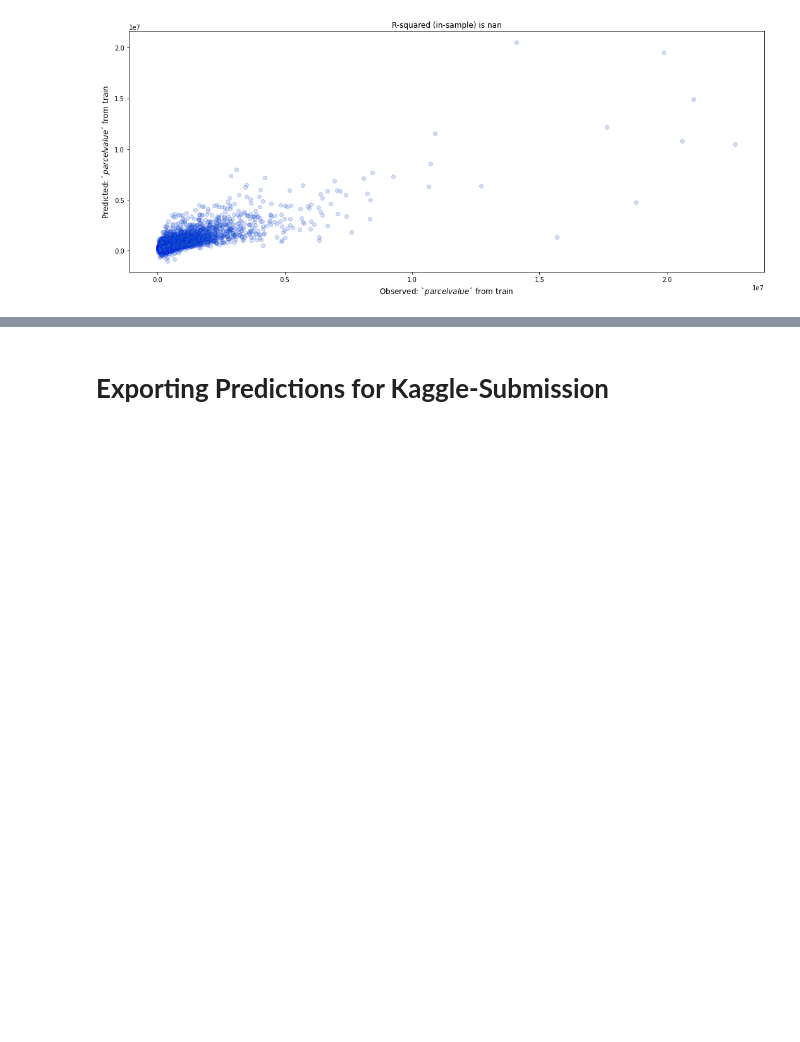
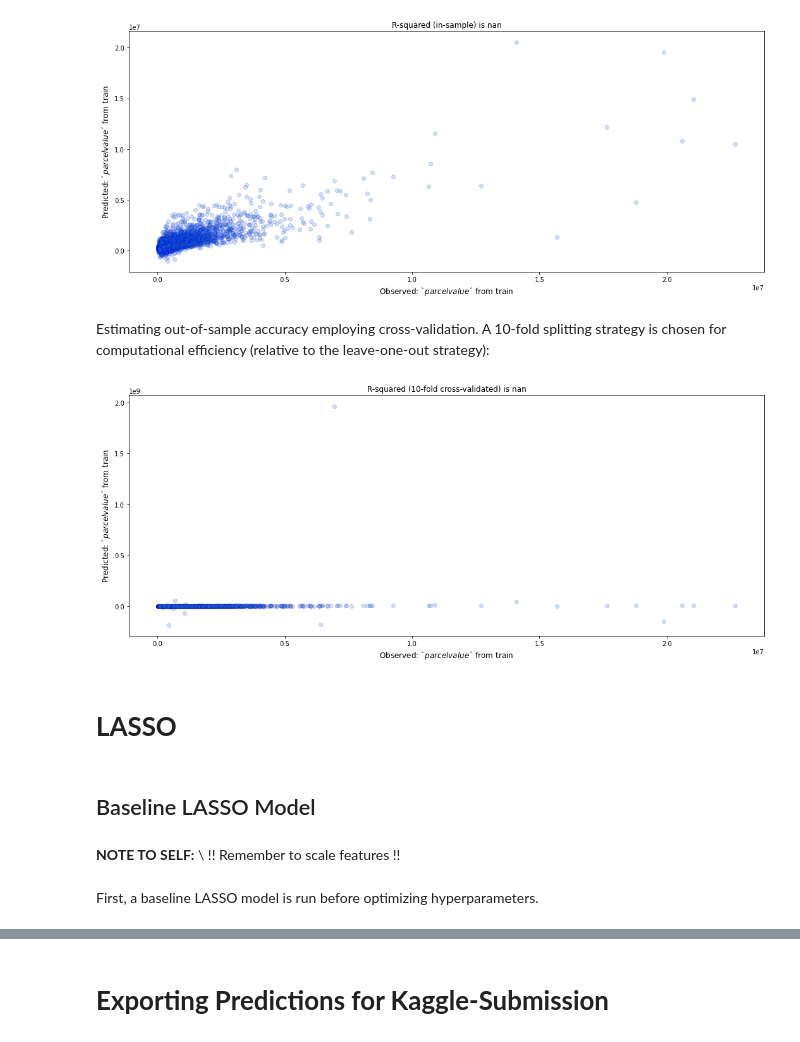
Before and after one commit to MathiasSchindlerCPH/BSE-CML1-repo, a Jupyter notebook: Project1_LinearModels/Mathias_Schindler_linmodels_project.ipynb, the cells around one changed output, grey strips where cells are left out. Saved outputs shown, nothing was run; the diff lists cells and outputs as text; code cells hidden in the pictures; blank space fills up the shorter version.

Commit message:
first try w. lasso

```diff
--- a/Project1_LinearModels/Mathias_Schindler_linmodels_project.ipynb
+++ b/Project1_LinearModels/Mathias_Schindler_linmodels_project.ipynb
@@ -406,13 +405,13 @@ degree = 3
 poly = plf(degree, include_bias = False)
 
 # For both train and test dataset:
-for k in [x, test_clean]:
+#for k in [x, test_clean]:
   # Fit and transform features
-  k = poly.fit_transform(k)
+#  k = poly.fit_transform(k)
 
   # Add feature names
-  poly_col_names = poly.get_feature_names(train_clean.columns)
-  k = pd.DataFrame(k, columns = poly_col_names)
+ # poly_col_names = poly.get_feature_names(train_clean.columns)
+  #k = pd.DataFrame(k, columns = poly_col_names)
 # %%
 # TRAIN
 x_poly = x.iloc[:,0:16]
@@ -530,15 +498,36 @@ pd_y_hat_insample, pd_y = pd.Series(y_hat_insample), pd.Series(y)
 
 #pears = pd_y.corr(pd_y_hat_insample)
 
-plt.figure()
-plt.scatter(x=y,y=y_hat_insample, alpha=0.2, edgecolors='b')
-plt.xlabel('Observed: `$parcelvalue$´ from train', fontsize = 12)
-plt.ylabel('Predicted: `$parcelvalue$´ from train', fontsize = 12)
-plt.title("R-squared (in-sample) is " + "{:.9f}".format((pd_y.corr(pd_y_hat_insample))**2) )
+def accuracy_fig(y_train, y_pred, pred_type):
+  plt.figure()
+  plt.scatter(x=y_train,y=y_pred, alpha=0.2, edgecolors='b')
+  plt.xlabel('Observed: `$parcelvalue$´ from train', fontsize = 12)
+  plt.ylabel('Predicted: `$parcelvalue$´ from train', fontsize = 12)
+  plt.title("R-squared (" +  pred_type + ") is " + "{:.9f}".format((pd_y.corr(pd_y_hat_insample))**2) )
+  pred_fig = plt.gcf()
+  pred_fig.set_size_inches(18, 7)
+  plt.show()
 
-pred_fig = plt.gcf()
-pred_fig.set_size_inches(18, 7)
-
-plt.show()
+accuracy_fig(y, y_hat_insample, "in-sample")
 # %% [output]
 [figure]
+# %% [markdown]
+Estimating out-of-sample accuracy employing cross-validation. A 10-fold splitting strategy is chosen for computational efficiency (relative to the leave-one-out strategy):
+# %%
+from sklearn.model_selection import cross_val_predict as cvp
+
+y_hat_cv = cvp(regr, x, y, cv=10)
+
+pd_y_hat_cv, pd_y = pd.Series(y_hat_cv), pd.Series(y)
+pears = pd_y.corr(pd_y_hat_cv)
+
+accuracy_fig(y, y_hat_cv, "10-fold cross-validated")
+# %% [output]
+[figure, added]
+# %% [markdown]
+# **LASSO**
+# %% [markdown]
+## Baseline LASSO Model
+# %% [markdown]
+**NOTE TO SELF:** \\
+!! Remember to scale features !!
@@ -544,0 +548,2 @@ plt.show()
+# %% [markdown]
+First, a baseline LASSO model is run before optimizing hyperparameters.
```
Also changed, not shown: parts of 19 cells of this notebook.
